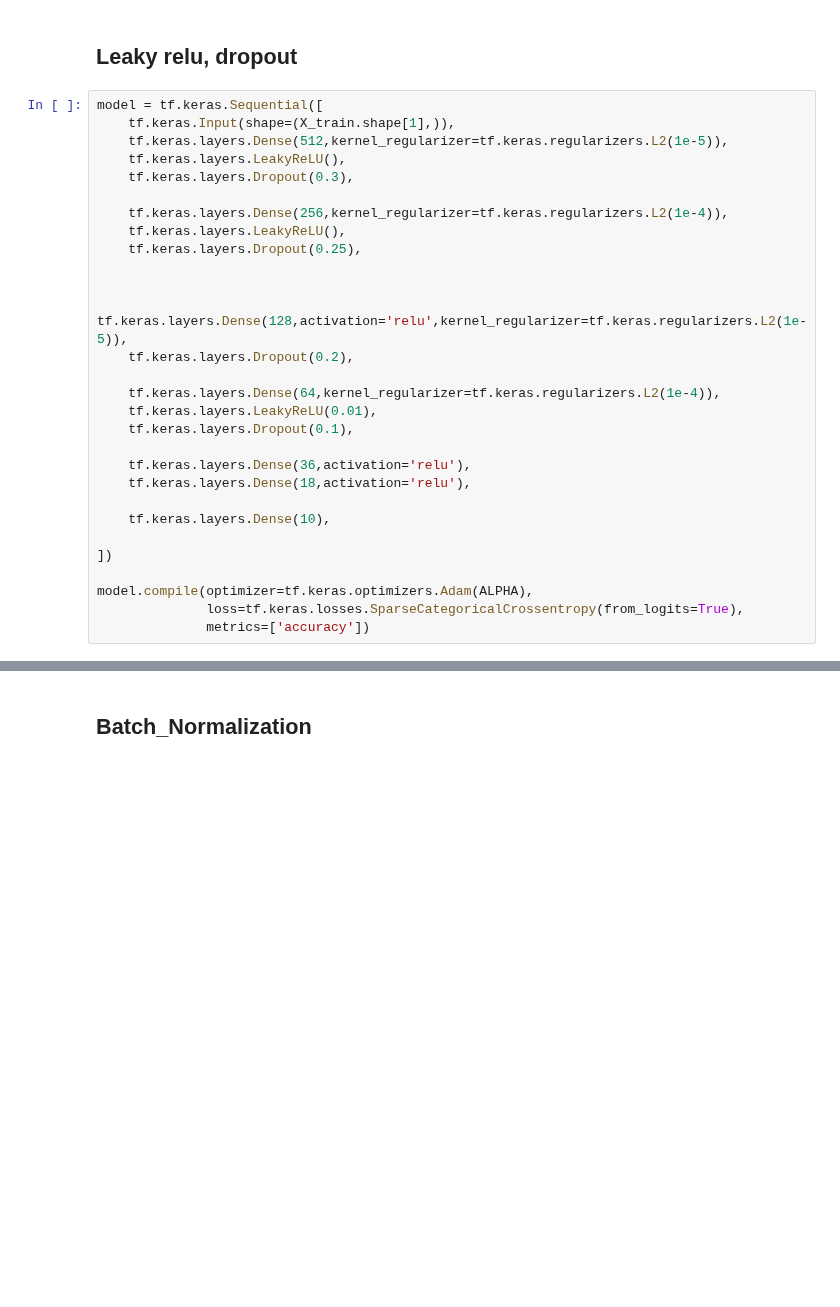
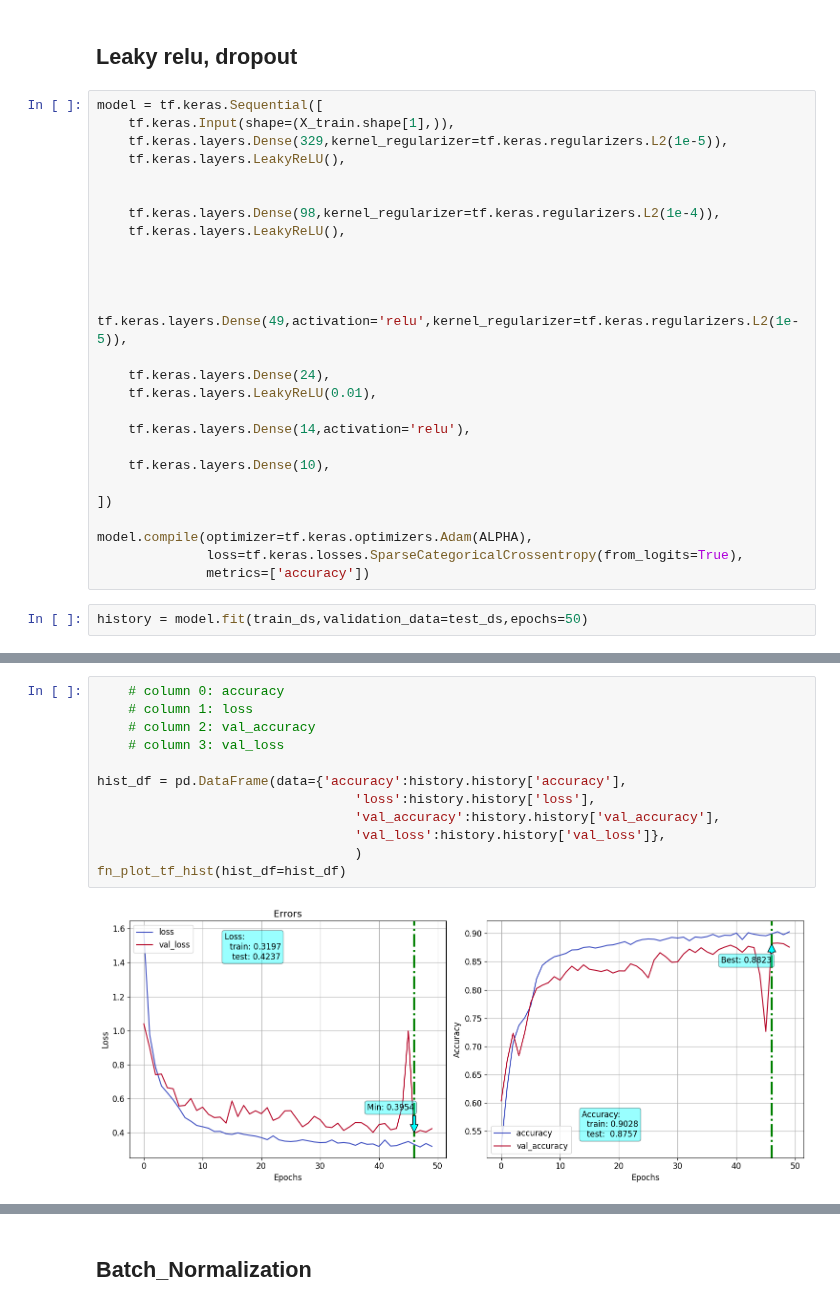
Before and after one commit to gpgaikwad576/DAIAugust2025, a Jupyter notebook: Python/Anurag/DeepLearning/theory/Day4_fashion_mnist.ipynb, the cells around one changed output, grey strips where cells are left out. Cells and saved outputs as stored; diff of their text form; blank space fills up the shorter version.

```diff
--- a/Python/Anurag/DeepLearning/theory/Day4_fashion_mnist.ipynb
+++ b/Python/Anurag/DeepLearning/theory/Day4_fashion_mnist.ipynb
@@ -271,24 +272,21 @@ kernel_init = tf.keras.initializers.glorot_uniform(seed=RANDOM_STATE)
 # %%
 model = tf.keras.Sequential([
     tf.keras.Input(shape=(X_train.shape[1],)),
-    tf.keras.layers.Dense(512,kernel_regularizer=tf.keras.regularizers.L2(1e-5)),
+    tf.keras.layers.Dense(329,kernel_regularizer=tf.keras.regularizers.L2(1e-5)),
     tf.keras.layers.LeakyReLU(),
-    tf.keras.layers.Dropout(0.3),
-
-    tf.keras.layers.Dense(256,kernel_regularizer=tf.keras.regularizers.L2(1e-4)),
-    tf.keras.layers.LeakyReLU(),
-    tf.keras.layers.Dropout(0.25),
 
 
-    tf.keras.layers.Dense(128,activation='relu',kernel_regularizer=tf.keras.regularizers.L2(1e-5)),
-    tf.keras.layers.Dropout(0.2),
+    tf.keras.layers.Dense(98,kernel_regularizer=tf.keras.regularizers.L2(1e-4)),
+    tf.keras.layers.LeakyReLU(),
 
-    tf.keras.layers.Dense(64,kernel_regularizer=tf.keras.regularizers.L2(1e-4)),
+
+
+    tf.keras.layers.Dense(49,activation='relu',kernel_regularizer=tf.keras.regularizers.L2(1e-5)),
+
+    tf.keras.layers.Dense(24),
     tf.keras.layers.LeakyReLU(0.01),
-    tf.keras.layers.Dropout(0.1),
 
-    tf.keras.layers.Dense(36,activation='relu'),
-    tf.keras.layers.Dense(18,activation='relu'),
+    tf.keras.layers.Dense(14,activation='relu'),
 
     tf.keras.layers.Dense(10),
 
@@ -297,3 +295,5 @@ model = tf.keras.Sequential([
 model.compile(optimizer=tf.keras.optimizers.Adam(ALPHA),
               loss=tf.keras.losses.SparseCategoricalCrossentropy(from_logits=True),
               metrics=['accuracy'])
+# %%
+history = model.fit(train_ds,validation_data=test_ds,epochs=50)
@@ -299,0 +318,14 @@ model.compile(optimizer=tf.keras.optimizers.Adam(ALPHA),
+# %%
+    # column 0: accuracy
+    # column 1: loss
+    # column 2: val_accuracy
+    # column 3: val_loss
+
+hist_df = pd.DataFrame(data={'accuracy':history.history['accuracy'],
+                                 'loss':history.history['loss'],
+                                 'val_accuracy':history.history['val_accuracy'],
+                                 'val_loss':history.history['val_loss']},
+                                 )
+fn_plot_tf_hist(hist_df=hist_df)
+# %% [output]
+[figure, added]
```
Also changed, not shown: parts of 13 cells of this notebook, 3 other files.
